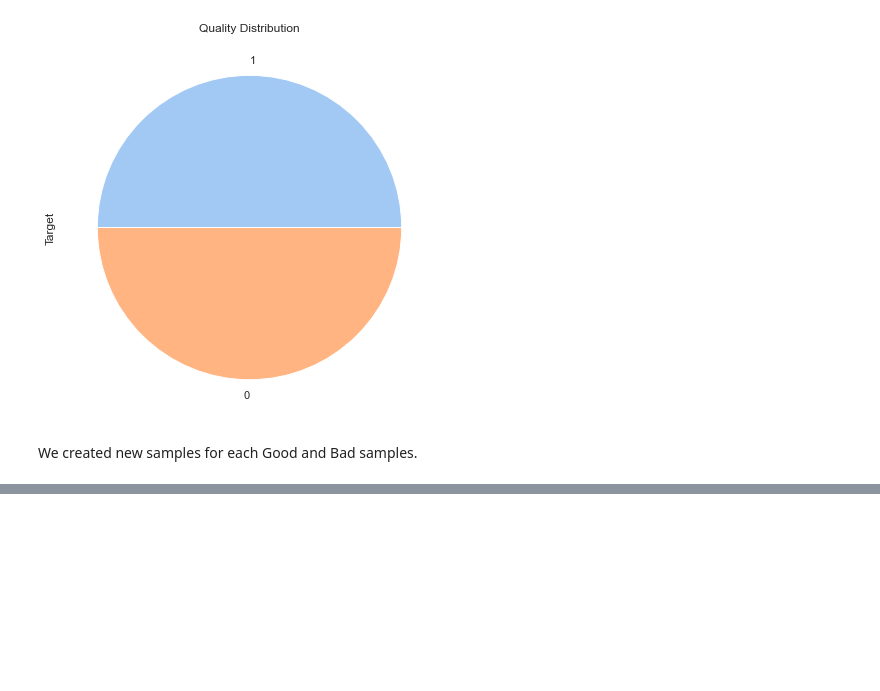
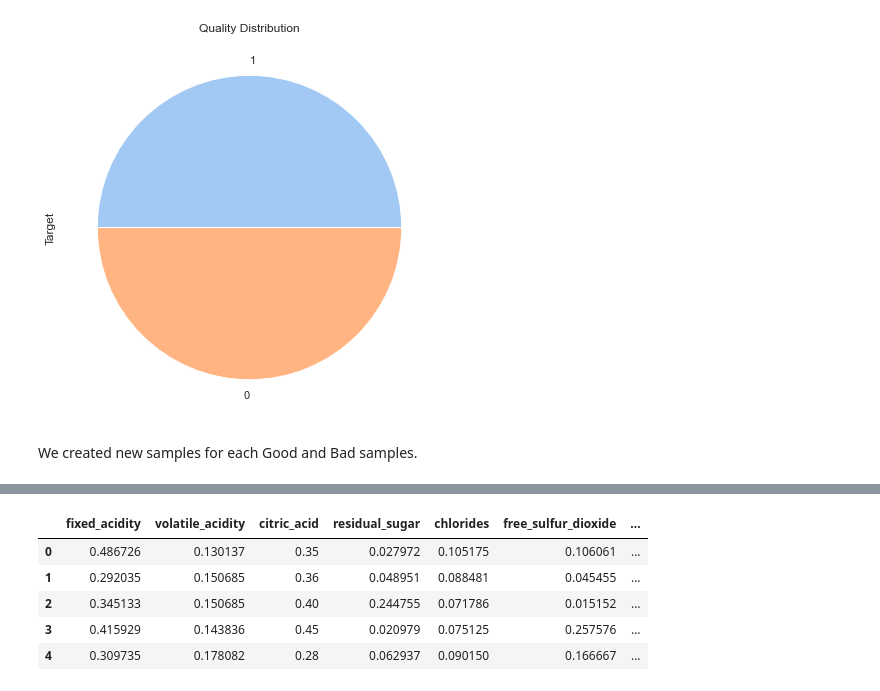
Before and after one commit to gokce-nur00/wine-quality, a Jupyter notebook: train.ipynb, the cells around one changed output, grey strips where cells are left out. Saved outputs shown, nothing was run; the diff lists cells and outputs as text; code cells hidden in the pictures; blank space fills up the shorter version.

```diff
--- a/train.ipynb
+++ b/train.ipynb
@@ -427,0 +432,3 @@ We have two different dataframe as df_regression and df_classification.
+# %%
+y_classification = df_classification.Target
+x_classification = df_classification.drop("Target", axis = 1)
@@ -427,0 +455,9 @@ We have two different dataframe as df_regression and df_classification.
+# %%
+x_classification.head()
+# %% [output]
+|  | fixed_acidity | volatile_acidity | citric_acid | residual_sugar | chlorides | free_sulfur_dioxide | ... |
+| 0 | 0.486726 | 0.130137 | 0.35 | 0.027972 | 0.105175 | 0.106061 | ... |
+| 1 | 0.292035 | 0.150685 | 0.36 | 0.048951 | 0.088481 | 0.045455 | ... |
+| 2 | 0.345133 | 0.150685 | 0.40 | 0.244755 | 0.071786 | 0.015152 | ... |
+| 3 | 0.415929 | 0.143836 | 0.45 | 0.020979 | 0.075125 | 0.257576 | ... |
+| 4 | 0.309735 | 0.178082 | 0.28 | 0.062937 | 0.090150 | 0.166667 | ... |
```
Also changed, not shown: parts of 10 cells of this notebook.
